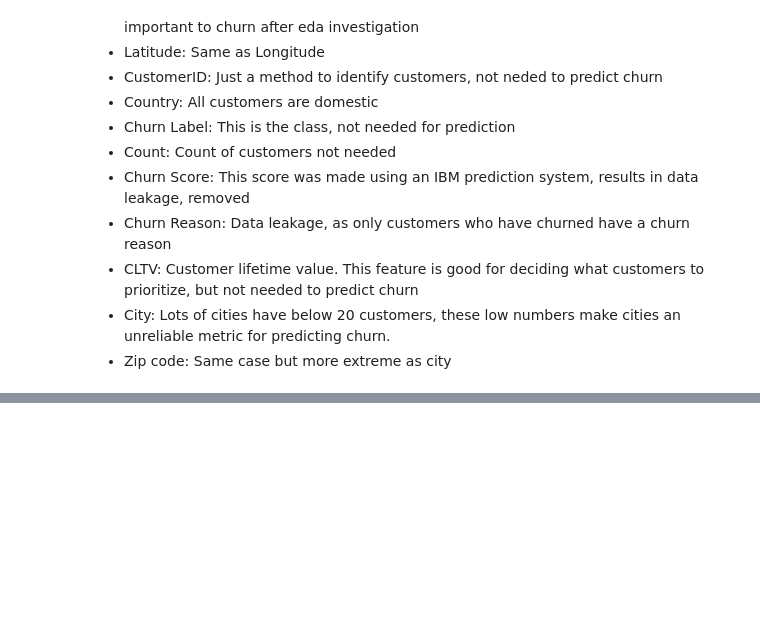
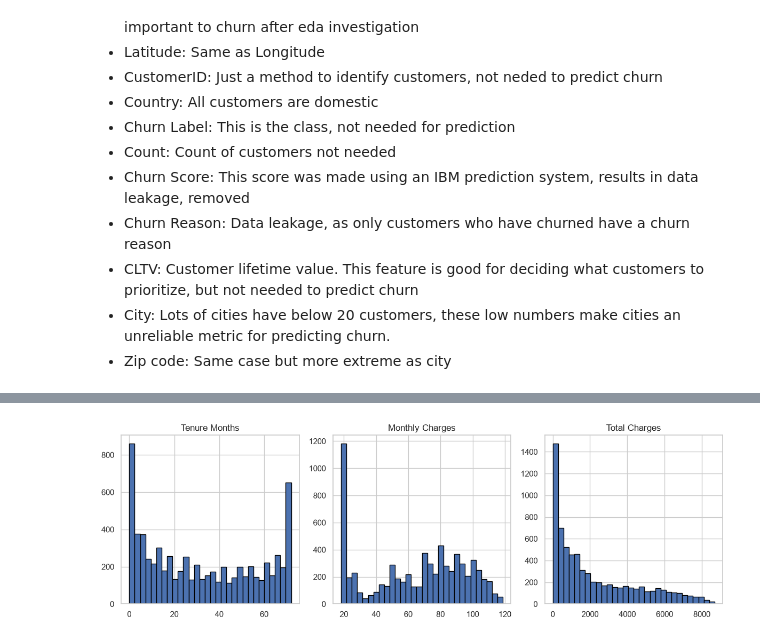
Before and after one commit to jharrison4386/ADS-505-Group-8-Project, a Jupyter notebook: final_project.ipynb, the cells around one changed output, grey strips where cells are left out. Saved outputs shown, nothing was run; the diff lists cells and outputs as text; code cells hidden in the pictures; blank space fills up the shorter version.

```diff
--- a/final_project.ipynb
+++ b/final_project.ipynb
@@ -556,0 +725,11 @@ X_train, X_test, y_train, y_test = train_test_split(
+# %%
+random_forest_pipeline = Pipeline([("preprocessor",preprocessor),("model",RandomForestClassifier(n_estimators=200,class_weight="balanced",random_state=1,n_jobs=-1))])
+
+random_forest_grid = GridSearchCV(random_forest_pipeline,param_grid={"model__max_depth":[5,10,None],"model__min_samples_leaf":[1,5]},scoring="roc_auc",cv=5,n_jobs=-1)
+random_forest_grid.fit(X_train,y_train)
+
+rf_validation_probability = random_forest_grid.predict_proba(X_test)[:,1]
+rf_validation_prediction = (rf_validation_probability >= 0.50).astype(int)
+
+print("Best random forest parameters:")
+print(random_forest_grid.best_params_)
@@ -556,0 +796,19 @@ X_train, X_test, y_train, y_test = train_test_split(
+# %%
+# creating a data frame (df2) with the predicted churn probabilities and predicted churn result
+
+df2 = df.copy()
+
+drop_cols2 = ['CustomerID', 'Country', 'Lat Long', 'Churn Label', 'Count', 'State', 'City', 'Zip Code', 'Latitude', 'Longitude']
+
+df2 = df.drop(columns=drop_cols2)
+
+X2 = df2.drop(columns = ["Churn Value", "Churn Score", "CLTV", "Churn Reason"])
+
+rf_prob = random_forest_grid.predict_proba(X2)[:,1]
+rf_pred = (rf_prob >= 0.50).astype(int)
+
+df2["rf_prob"] = rf_prob
+df2["rf_pred"] = rf_pred
+
+pd.set_option('display.max_columns', None)
+df2.head()
@@ -556,0 +1077,14 @@ X_train, X_test, y_train, y_test = train_test_split(
+# %%
+# visualizing distribution of numerical columns
+
+df2[["Tenure Months", "Monthly Charges", "Total Charges"]].hist(
+    figsize=(12, 4),
+    bins=30,
+    layout=(1, 3),
+    edgecolor="black"
+)
+
+plt.tight_layout()
+plt.show()
+# %% [output]
+[figure, added]
```
Also changed, not shown: parts of 141 cells of this notebook.
